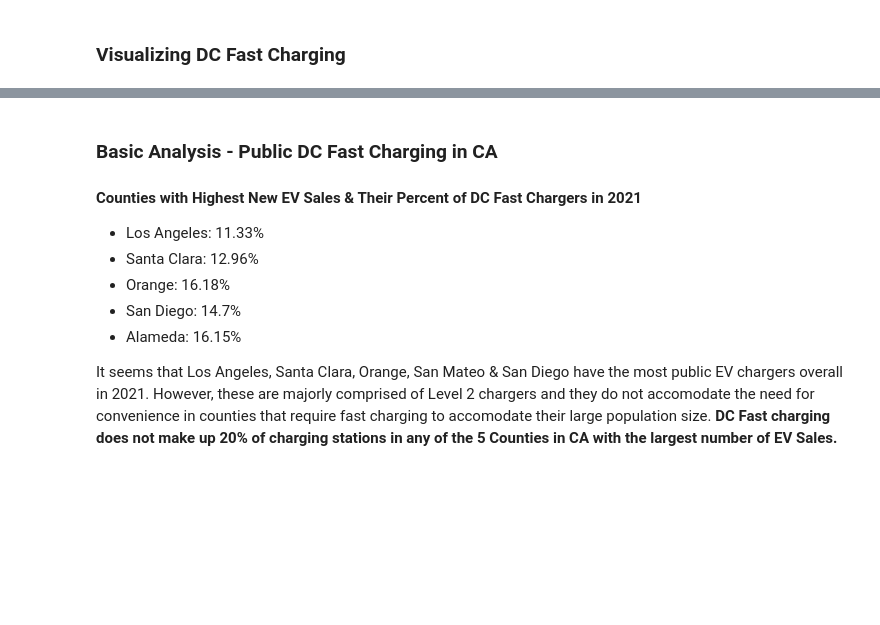
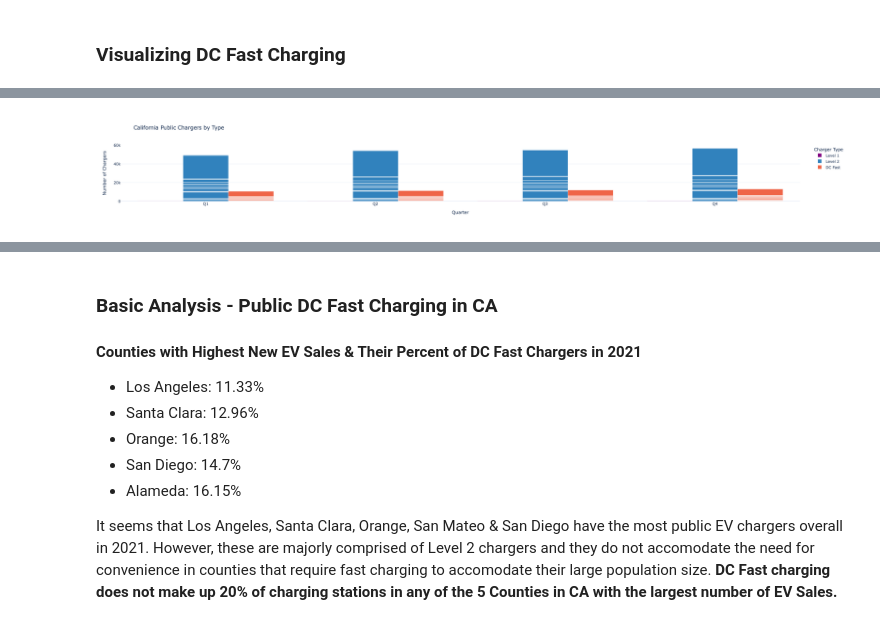
Before and after one commit to sshariz/EVChargingInfrastructure, a Jupyter notebook: evproject.ipynb, the cells around one changed output, grey strips where cells are left out. Drawn from its saved outputs; the diff is of its cells as text; code cells hidden in the pictures; blank space fills up the shorter version.

```diff
--- a/evproject.ipynb
+++ b/evproject.ipynb
@@ -786,2 +726,18 @@ This is probably more compelling than the map because it directly exposes **lead
 # %%
+#need populations
+capop = pd.read_csv("data/capop.csv")
+print("Original Dataset")
+display(capop.head(3))
+# Data Cleaning
+capop = capop.rename(columns={"California": "county", "2021": "population"}) #rename
+capop
+capop["county"] = capop["county"].str.replace("[^\w ]", "", regex=True) # keep only the county name, remove the .County
+capop['population'] = capop['population'].str.replace(r',', '', regex=True).astype(int) # convert str number to int
+print("Cleaned Dataset")
+display(capop.head(3))
+
+full21 = mapped21.merge(capop, left_on='county', right_on='county', how='inner').drop(columns="county_name")
+
+print("Final Merge")
+full21[full21["county"]== "Los Angeles"]
 # %% [output]
@@ -951,0 +1253,79 @@ percg[percg["County"].isin(temp)]
+# %%
+# California Data Insights
+
+# Consistent styling
+template = "plotly_white"
+
+# Public chargers by type
+fig_types = px.bar(
+    charger_df,
+    x="quarter",
+    y="chargers",
+    color="charger_type",
+    barmode="group",
+    category_orders={"quarter": ["Q1", "Q2", "Q3", "Q4"]},
+    title="California Public Chargers by Type",
+    labels={
+        "quarter": "Quarter",
+        "chargers": "Number of Chargers",
+        "charger_type": "Charger Type",
+    },
+    color_discrete_map={
+        "Level 1": "#800080",
+        "Level 2": "#3182BD",
+        "DC Fast": "#EF6548",
+    },
+)
+
+fig_types.update_layout(template=template)
+
+
+#  Public vs shared-private infrastructure
+comparison_cols = {
+    "public_l1": ("Level 1", "Public"),
+    "shared_private_l1": ("Level 1", "Shared Private"),
+    "public_l2": ("Level 2", "Public"),
+    "shared_private_l2": ("Level 2", "Shared Private"),
+    "public_dc_fast": ("DC Fast", "Public"),
+    "shared_private_dc_fast": ("DC Fast", "Shared Private"),
+}
+
+comparison_df = df.melt(
+    id_vars=["county", "quarter", "quarter_num"],
+    value_vars=list(comparison_cols.keys()),
+    var_name="category",
+    value_name="chargers",
+)
+
+comparison_df["charger_type"] = comparison_df["category"].map(
+    lambda x: comparison_cols[x][0]
+)
+comparison_df["access"] = comparison_df["category"].map(
+    lambda x: comparison_cols[x][1]
+)
+
+fig_access = px.bar(
+    comparison_df,
+    x="charger_type",
+    y="chargers",
+    color="access",
+    barmode="group",
+    facet_col="quarter",
+    title="California Public vs Shared-Private Charging Infrastructure, 2021",
+    labels={
+        "charger_type": "Charger Type",
+        "chargers": "Number of Chargers",
+        "access": "Access Category",
+    },
+    color_discrete_map={
+        "Public": "#2171B5",
+        "Shared Private": "#FDAE6B",
+    },
+)
+
+fig_access.update_layout(template=template)
+
+fig_types.show()
+fig_access.show()
+# %% [output]
+[figure, added]
```
Also changed, not shown: parts of 54 cells of this notebook, 1 other file.
